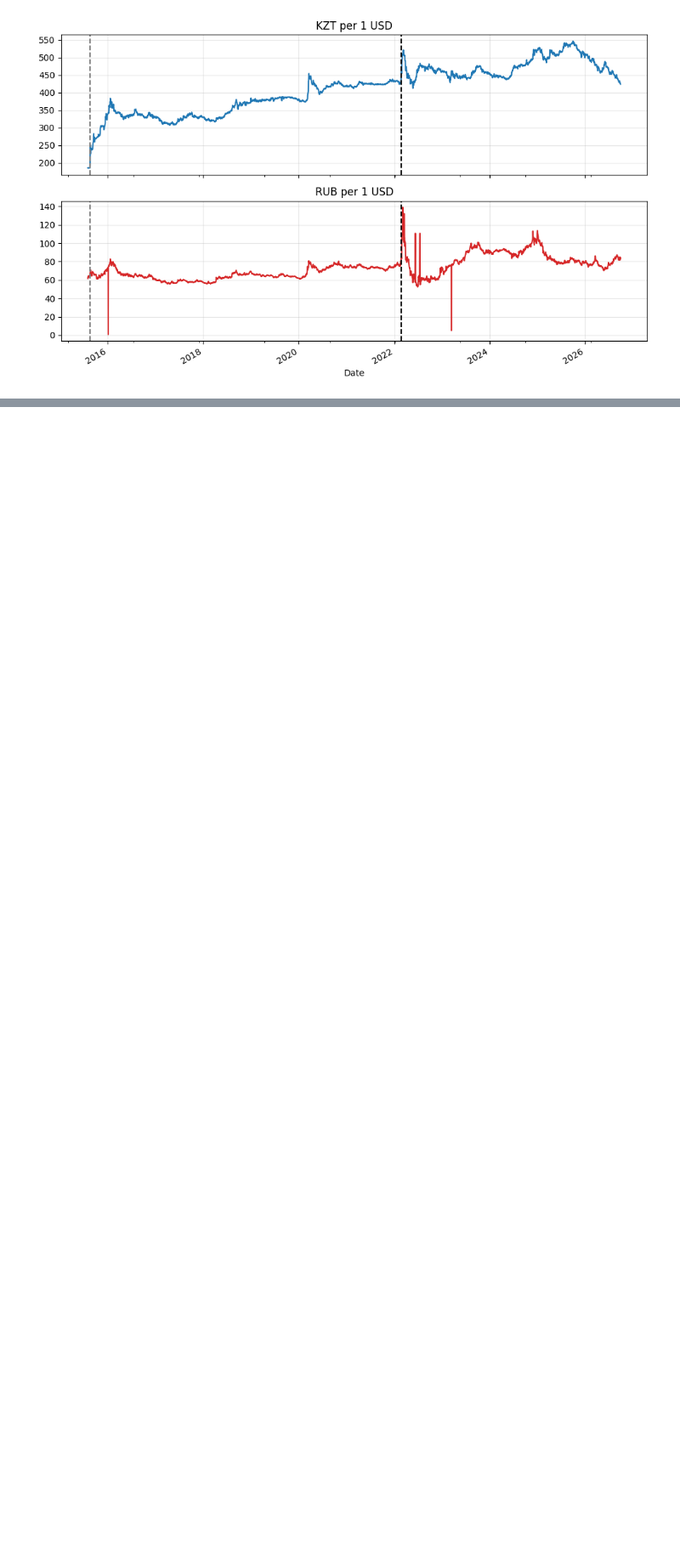
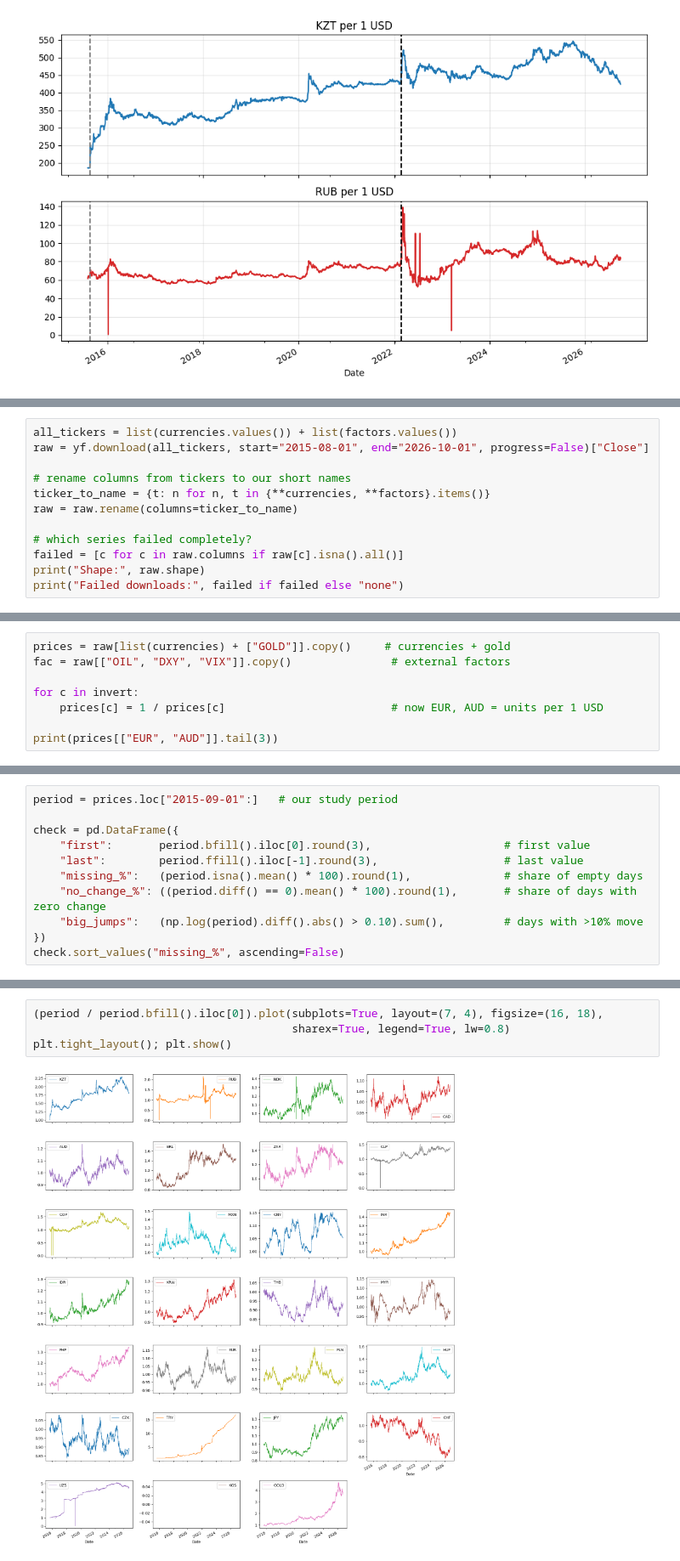
Before and after one commit to saratyulyuova/tenge-ruble-network, a Jupyter notebook: network_analysis.ipynb, the cells around one changed output, grey strips where cells are left out. Shown at 85% size. Cells and saved outputs as stored; diff of their text form; blank space fills up the shorter version.

```diff
--- a/network_analysis.ipynb
+++ b/network_analysis.ipynb
@@ -92,0 +123,12 @@ Saved to /content/drive/MyDrive/tenge-ruble-network/data
+# %%
+all_tickers = list(currencies.values()) + list(factors.values())
+raw = yf.download(all_tickers, start="2015-08-01", end="2026-10-01", progress=False)["Close"]
+
+# rename columns from tickers to our short names
+ticker_to_name = {t: n for n, t in {**currencies, **factors}.items()}
+raw = raw.rename(columns=ticker_to_name)
+
+# which series failed completely?
+failed = [c for c in raw.columns if raw[c].isna().all()]
+print("Shape:", raw.shape)
+print("Failed downloads:", failed if failed else "none")
@@ -92,0 +141,8 @@ Saved to /content/drive/MyDrive/tenge-ruble-network/data
+# %%
+prices = raw[list(currencies) + ["GOLD"]].copy()     # currencies + gold
+fac = raw[["OIL", "DXY", "VIX"]].copy()               # external factors
+
+for c in invert:
+    prices[c] = 1 / prices[c]                         # now EUR, AUD = units per 1 USD
+
+print(prices[["EUR", "AUD"]].tail(3))
@@ -92,0 +155,11 @@ Saved to /content/drive/MyDrive/tenge-ruble-network/data
+# %%
+period = prices.loc["2015-09-01":]   # our study period
+
+check = pd.DataFrame({
+    "first":       period.bfill().iloc[0].round(3),                    # first value
+    "last":        period.ffill().iloc[-1].round(3),                   # last value
+    "missing_%":   (period.isna().mean() * 100).round(1),              # share of empty days
+    "no_change_%": ((period.diff() == 0).mean() * 100).round(1),       # share of days with zero change
+    "big_jumps":   (np.log(period).diff().abs() > 0.10).sum(),         # days with >10% move
+})
+check.sort_values("missing_%", ascending=False)
@@ -92,0 +199,6 @@ Saved to /content/drive/MyDrive/tenge-ruble-network/data
+# %%
+(period / period.bfill().iloc[0]).plot(subplots=True, layout=(7, 4), figsize=(16, 18),
+                                       sharex=True, legend=True, lw=0.8)
+plt.tight_layout(); plt.show()
+# %% [output]
+[figure, added]
```
Also changed, not shown: parts of 17 cells of this notebook.
